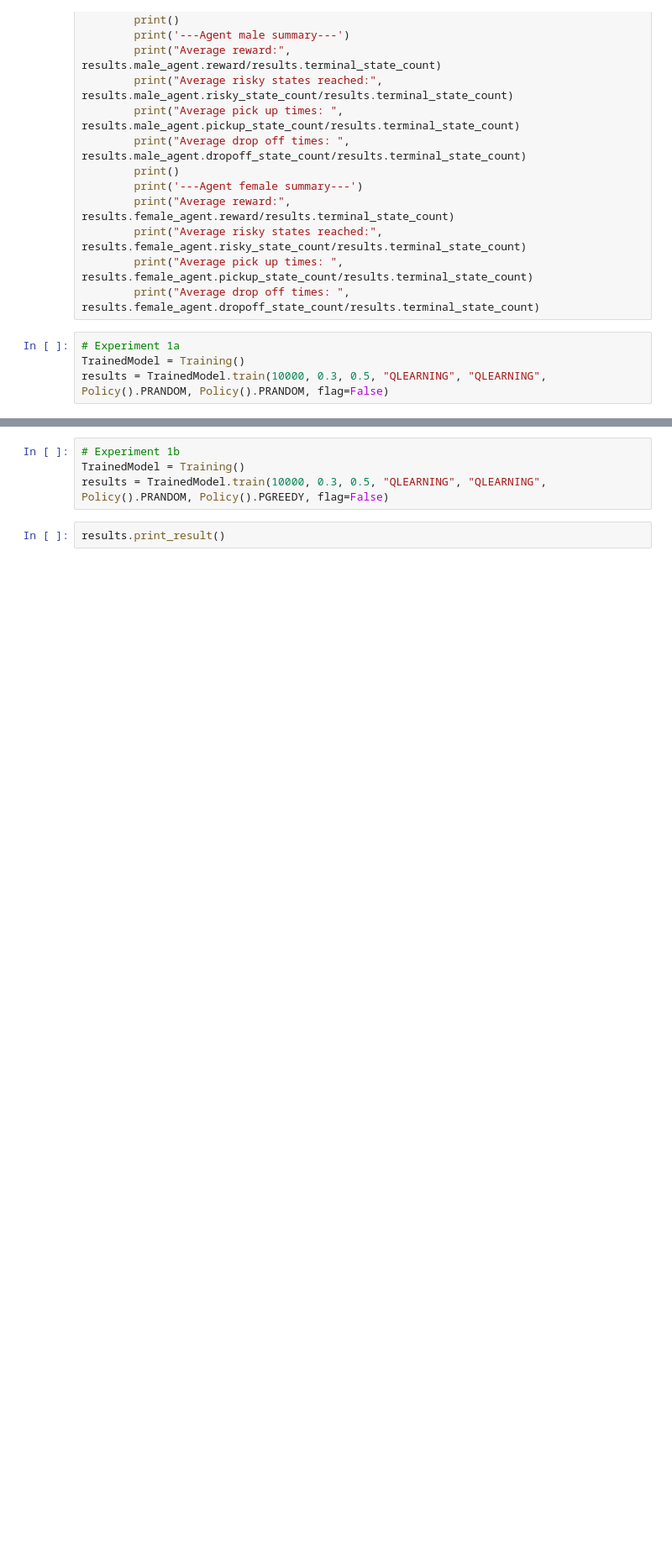
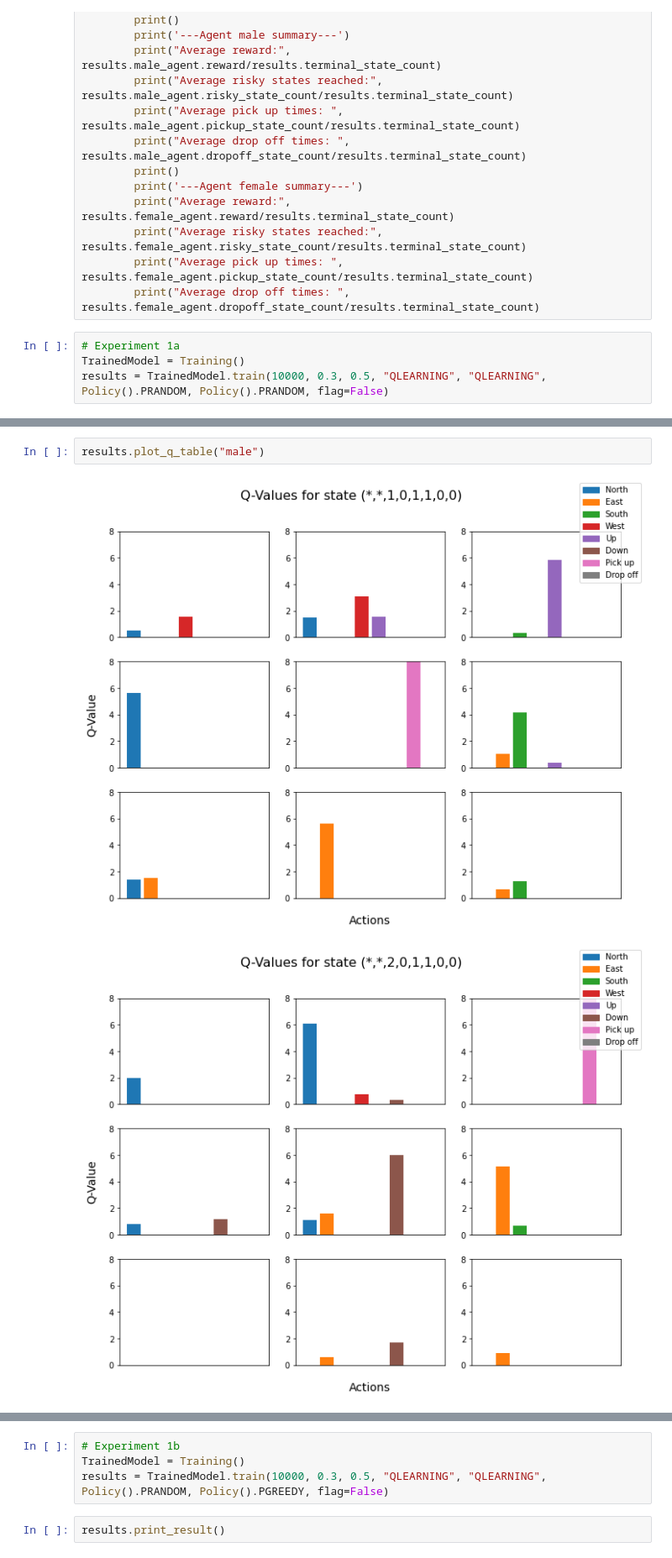
Before and after one commit to nghialuu14/COSC4368---Reinforcement-Learning, a Jupyter notebook: COSC4368 - Group Project.ipynb, the cells around one changed output, grey strips where cells are left out. Shown at 84% size. Saved outputs shown, nothing was run; the diff lists cells and outputs as text; blank space fills up the shorter version.

```diff
--- a/COSC4368 - Group Project.ipynb
+++ b/COSC4368 - Group Project.ipynb
@@ -629,0 +630,5 @@ Average drop off times:  10.545454545454545
+# %%
+results.plot_q_table("male")
+# %% [output]
+[figure, added]
+[figure, added]
```
Also changed, not shown: parts of 22 cells of this notebook.
